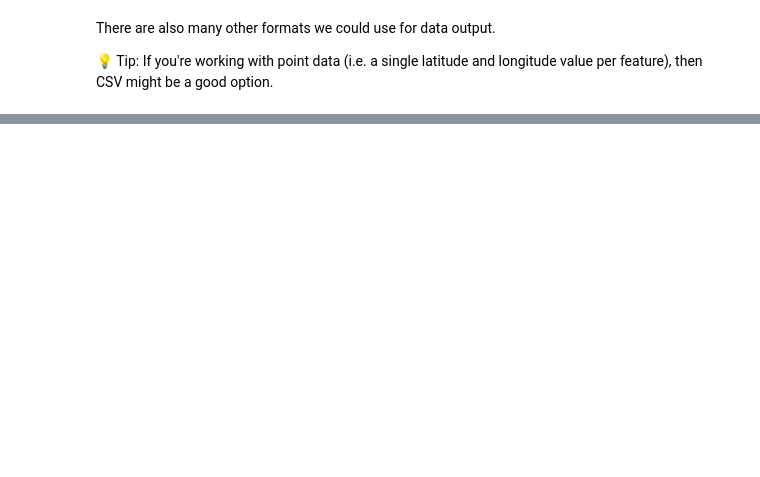
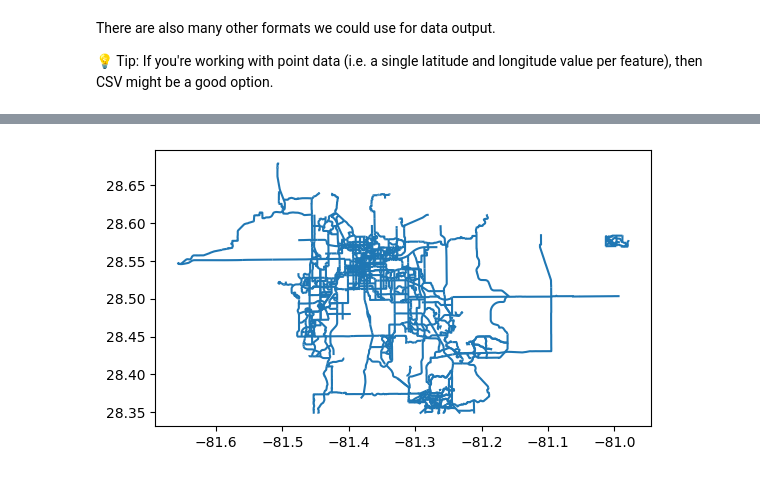
Before and after one commit to meiqingli/PAD-6716, a Jupyter notebook: PAD_6716_Python_Geospatial_Demo.ipynb, the cells around one changed output, grey strips where cells are left out. Cells and saved outputs as stored; diff of their text form; code cells hidden in the pictures; blank space fills up the shorter version.

```diff
--- a/PAD_6716_Python_Geospatial_Demo.ipynb
+++ b/PAD_6716_Python_Geospatial_Demo.ipynb
@@ -141,0 +310,10 @@ There are also many other formats we could use for data output.
+# %%
+# clip bike data to Orange County
+from shapely.geometry import box
+
+bike_facilities_map = bike_facilities.to_crs("epsg:4269")
+bike_facilities_orange = bike_facilities_map.clip(orange_county)
+
+bike_facilities_orange.plot();
+# %% [output]
+[figure, added]
```
Also changed, not shown: parts of 27 cells of this notebook.
